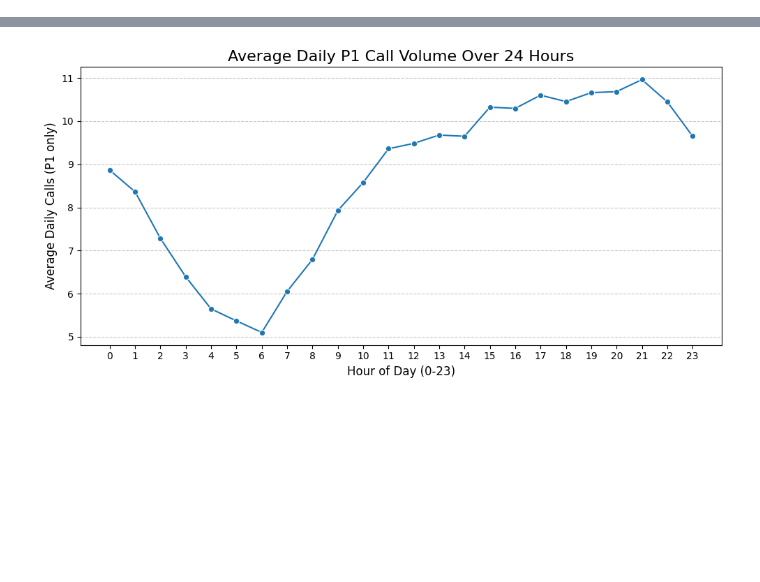
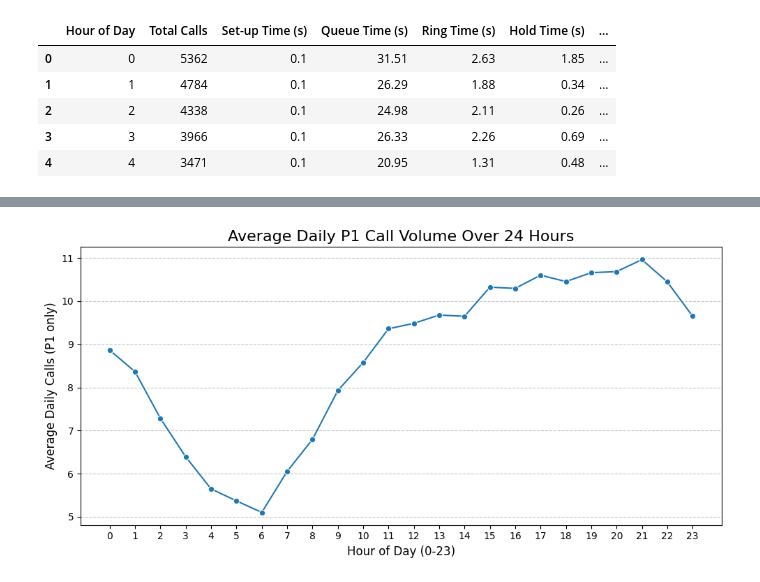
Before and after one commit to yoonoolee/oakland_police_department, a Jupyter notebook: test_cindy.ipynb, the cells around one changed output, grey strips where cells are left out. Saved outputs shown, nothing was run; the diff lists cells and outputs as text; code cells hidden in the pictures; blank space fills up the shorter version.

```diff
--- a/test_cindy.ipynb
+++ b/test_cindy.ipynb
@@ -11,3 +24,18 @@ df = pd.read_parquet(CALLS_PARQUET, engine='fastparquet')
+# %%
+# Read the CSV file, skipping the title row to get the correct headers
+answer_time = pd.read_csv(OPD / "Data" / "Our Data" / '2024_answer_time.csv', header=1)
+
+# Extract just the starting hour (e.g., '00' from '00:00 - 00:59') for cleaner plotting
+answer_time['Hour of Day'] = answer_time['Hour of Day'].astype(int)
+
+answer_time.head()
+# %% [output]
+|  | Hour of Day | Total Calls | Set-up Time (s) | Queue Time (s) | Ring Time (s) | Hold Time (s) | ... |
+| 0 | 0 | 5362 | 0.1 | 31.51 | 2.63 | 1.85 | ... |
+| 1 | 1 | 4784 | 0.1 | 26.29 | 1.88 | 0.34 | ... |
+| 2 | 2 | 4338 | 0.1 | 24.98 | 2.11 | 0.26 | ... |
+| 3 | 3 | 3966 | 0.1 | 26.33 | 2.26 | 0.69 | ... |
+| 4 | 4 | 3471 | 0.1 | 20.95 | 1.31 | 0.48 | ... |
 # %%
 df['hour'] = df['event_time'].dt.hour
 df['date'] = df['event_time'].dt.date
```
Also changed, not shown: parts of 13 cells of this notebook.
